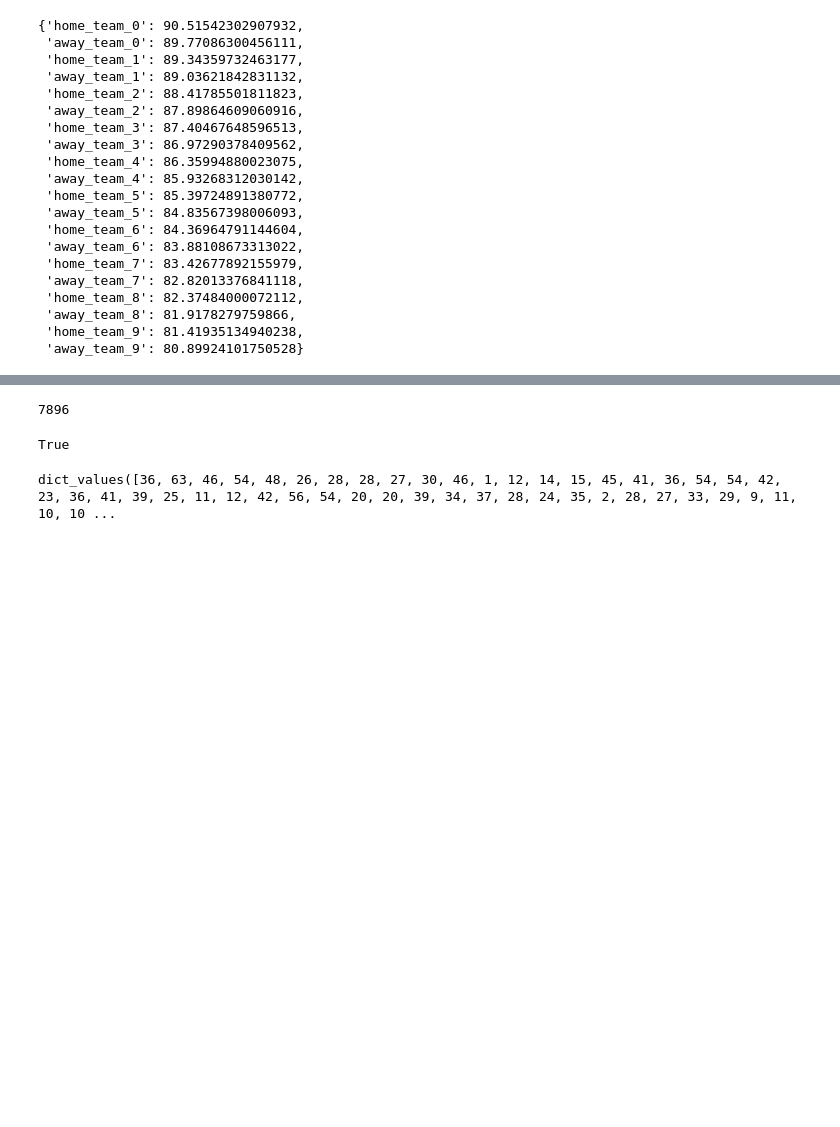
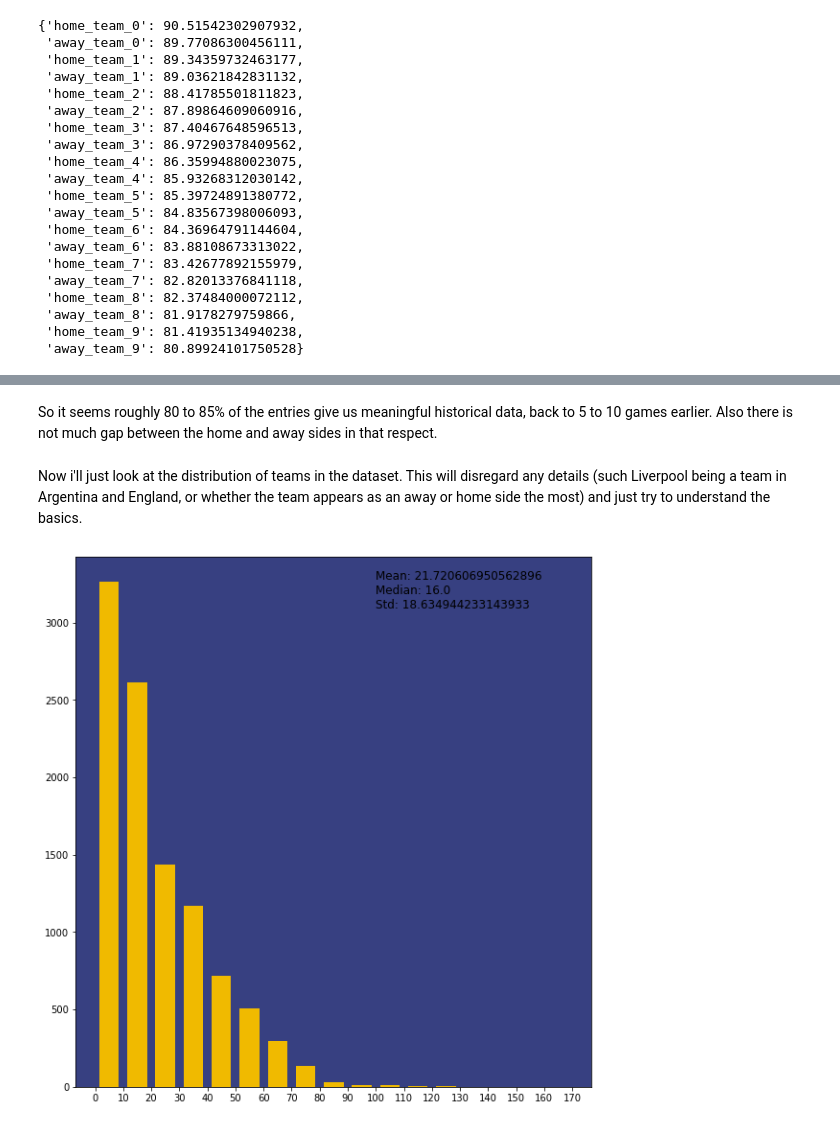
Before and after one commit to TuncYilmaz/Kaggle_Foot_Prob_Pred, a Jupyter notebook: data-preprocessing.ipynb, the cells around one changed output, grey strips where cells are left out. Cells and saved outputs as stored; diff of their text form; code cells hidden in the pictures; blank space fills up the shorter version.

Commit message:
team distributions

```diff
--- a/data-preprocessing.ipynb
+++ b/data-preprocessing.ipynb
@@ -426,13 +422,25 @@ len(train.home_team_history_match_date_6)
-# %%
-train.home_team_history_match_date_6.isnull().sum()
-# %% [output]
-7896
-# %%
-train[(train.home_team_name == "Acheron Kanalaki")]["home_team_history_match_date_2"].isnull().values.any()
-# %% [output]
-True
+# %% [markdown]
+So it seems roughly 80 to 85% of the entries give us meaningful historical data, back to 5 to 10 games earlier. Also there is not much gap between the home and away sides in that respect.
+# %% [markdown]
+Now i'll just look at the distribution of teams in the dataset. This will disregard any details (such Liverpool being a team in Argentina and England, or whether the team appears as an away or home side the most) and just try to understand the basics.
 # %%
 from collections import Counter
-Counter(list(train["home_team_name"])+list(train["away_team_name"])).values()
+team_distribution_counter = Counter(list(train["home_team_name"])+list(train["away_team_name"])).values()
+min_t, max_t = min(team_distribution_counter), max(team_distribution_counter)
-# %% [output]
-dict_values([36, 63, 46, 54, 48, 26, 28, 28, 27, 30, 46, 1, 12, 14, 15, 45, 41, 36, 54, 54, 42, 23, 36, 41, 39, 25, 11, 12, 42, 56, 54, 20, 20, 39, 34, 37, 28, 24, 35, 2, 28, 27, 33, 29, 9, 11, 10, 10 ...
+# %%
+import matplotlib.pyplot as plt
+%matplotlib inline
+from numpy import mean, std, median
+
+
+fig, axes = plt.subplots(ncols=1, nrows=1, figsize=(8,8), constrained_layout=True)
+
+axes.hist(team_distribution_counter, bins = np.arange(0,max_t+1, 10), rwidth=0.7, color= "#F0BA00")
+axes.set_xticks(np.arange(0,max_t+1, 10))
+axes.set_facecolor("#374081")
+axes.text(x=100, y=3000, size = 12, s = 'Mean: {0}\nMedian: {1}\nStd: {2}\n'.format(mean(list(team_distribution_counter)), median(list(team_distribution_counter)), std(list(team_distribution_counter))),\
+          bbox=dict(boxstyle="circle,pad=0.5", fc="white", ec="b", lw=1, alpha = 0))
+
+plt.show()
+# %% [output]
+[figure, added]
```
Also changed, not shown: parts of 2 cells of this notebook.
